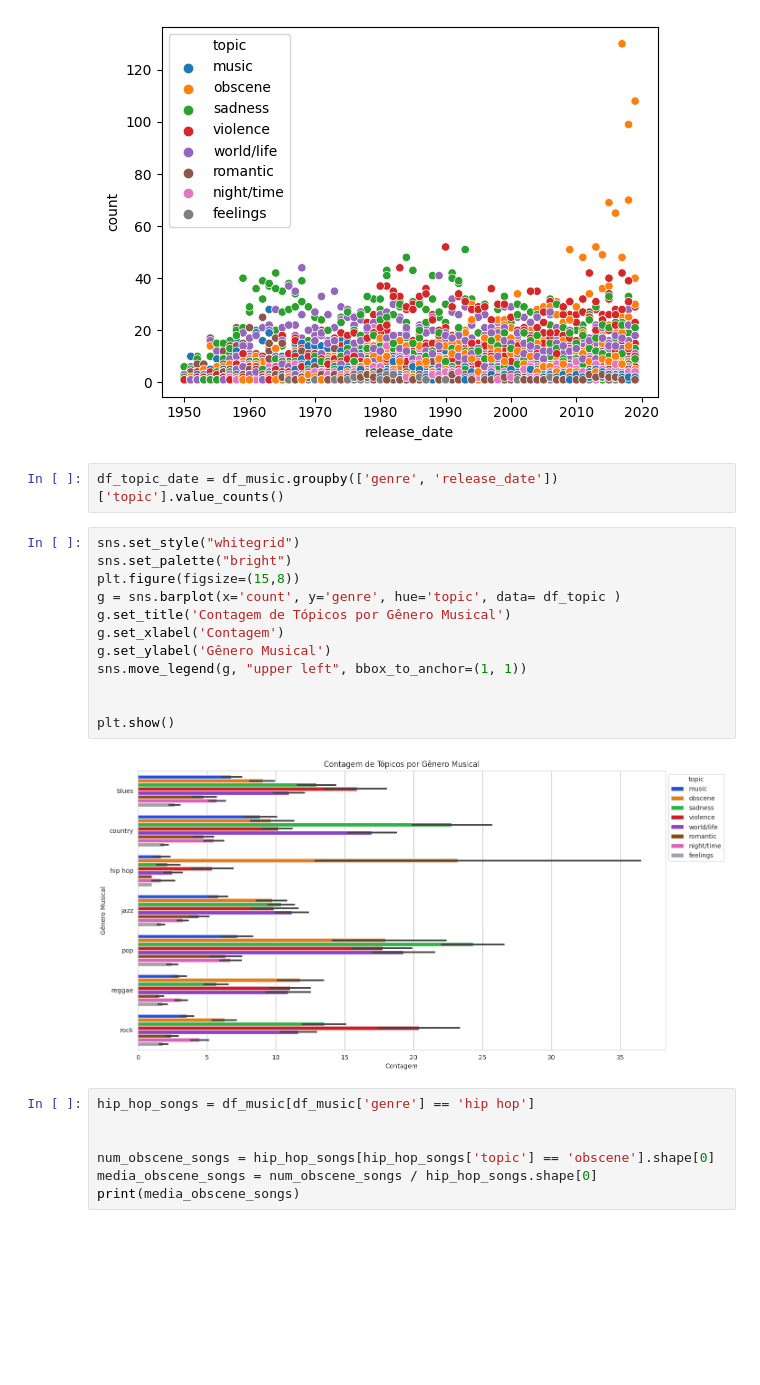
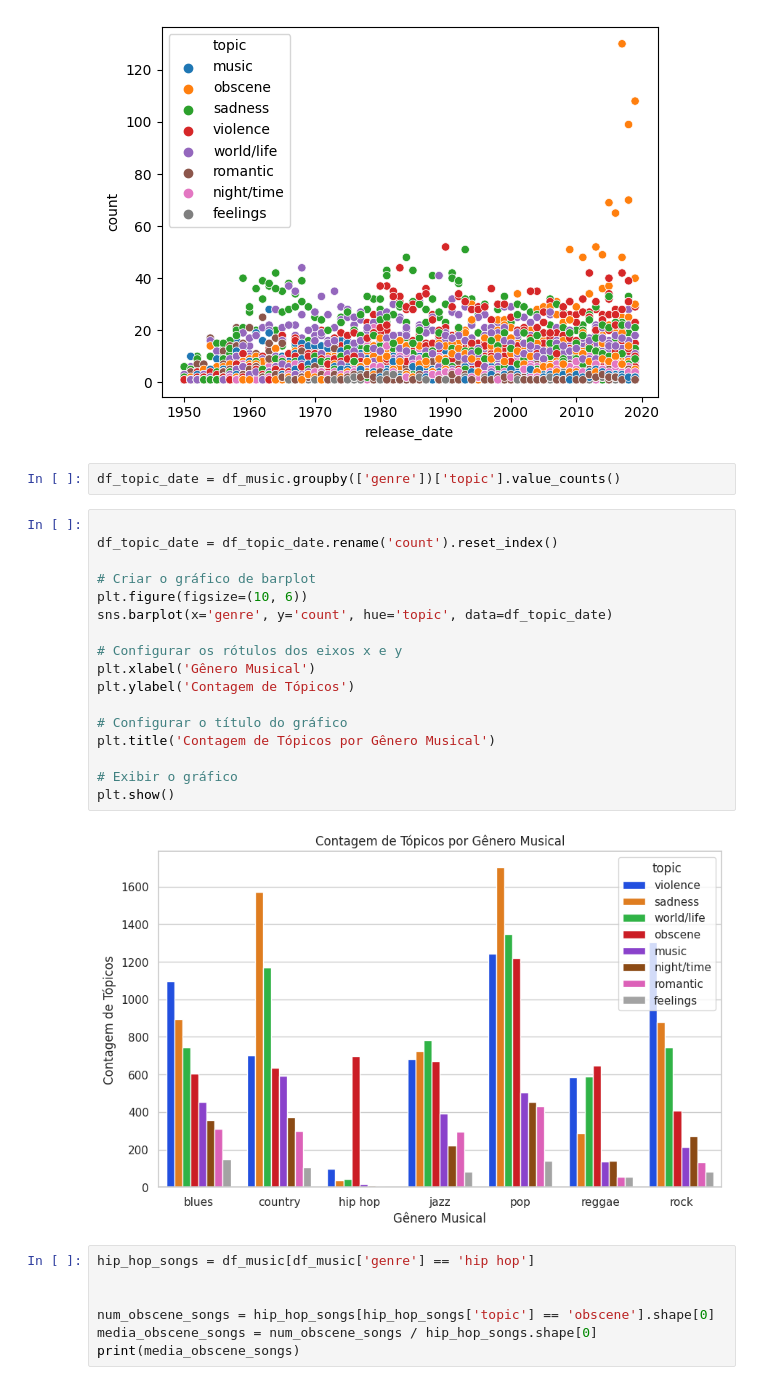
Before and after one commit to jonatahpfg/Projeto-ICD-UFPB, a Jupyter notebook: Cópia_de__Original_de_Projeto_ICD.ipynb, the cells around one changed output. Saved outputs shown, nothing was run; the diff lists cells and outputs as text; blank space fills up the shorter version.

```diff
--- a/Cópia_de__Original_de_Projeto_ICD.ipynb
+++ b/Cópia_de__Original_de_Projeto_ICD.ipynb
@@ -339,21 +352,26 @@ sns.scatterplot(data=df_topic, x="release_date", y="count", hue='topic')
 <Axes: xlabel='release_date', ylabel='count'>
 [figure]
 # %%
-df_topic_date = df_music.groupby(['genre', 'release_date'])['topic'].value_counts()
+df_topic_date = df_music.groupby(['genre'])['topic'].value_counts()
-# %%
-sns.set_style("whitegrid")
-sns.set_palette("bright")
-plt.figure(figsize=(15,8))
-g = sns.barplot(x='count', y='genre', hue='topic', data= df_topic )
-g.set_title('Contagem de Tópicos por Gênero Musical')
-g.set_xlabel('Contagem')
-g.set_ylabel('Gênero Musical')
-sns.move_legend(g, "upper left", bbox_to_anchor=(1, 1))
-
-
-plt.show()
-# %% [output]
-[figure, removed]
+# %%
+
+df_topic_date = df_topic_date.rename('count').reset_index()
+
+# Criar o gráfico de barplot
+plt.figure(figsize=(10, 6))
+sns.barplot(x='genre', y='count', hue='topic', data=df_topic_date)
+
+# Configurar os rótulos dos eixos x e y
+plt.xlabel('Gênero Musical')
+plt.ylabel('Contagem de Tópicos')
+
+# Configurar o título do gráfico
+plt.title('Contagem de Tópicos por Gênero Musical')
+
+# Exibir o gráfico
+plt.show()
+# %% [output]
+[figure, added]
 # %%
 hip_hop_songs = df_music[df_music['genre'] == 'hip hop']
 
```
Also changed, not shown: parts of 4 cells of this notebook.
